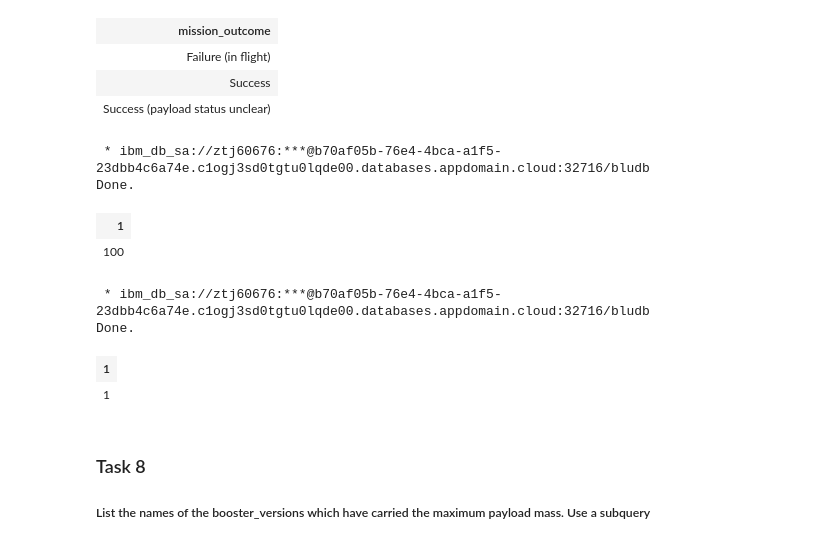
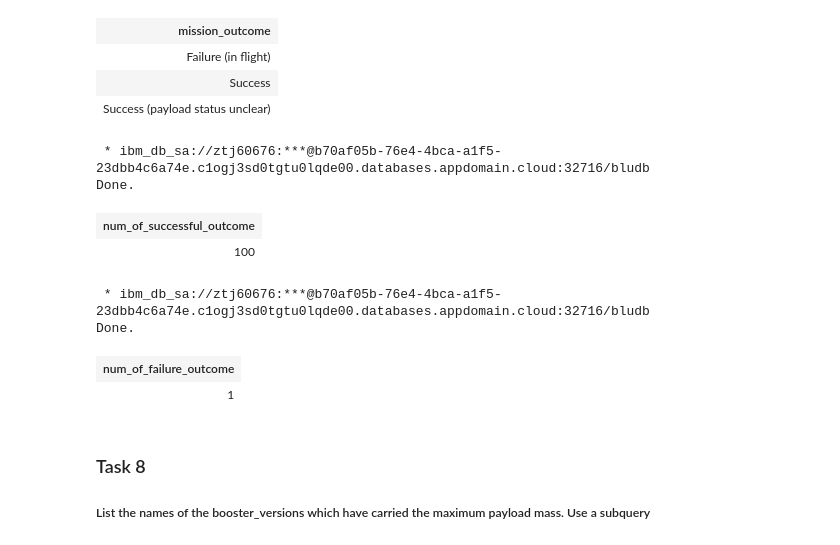
Before and after one commit to LittleVegeDog/Applied_Data_Science_Capstone_Project, a Jupyter notebook: jupyter-labs-eda-sql-coursera.ipynb, the cells around one changed output. Saved outputs shown, nothing was run; the diff lists cells and outputs as text; code cells hidden in the pictures.

```diff
--- a/jupyter-labs-eda-sql-coursera.ipynb
+++ b/jupyter-labs-eda-sql-coursera.ipynb
@@ -274,25 +274,25 @@ Done.
 # %%
 %%sql
 
-SELECT COUNT(MISSION_OUTCOME)
+SELECT COUNT(MISSION_OUTCOME) AS "NUM_OF_SUCCESSFUL_OUTCOME"
 FROM SPACEXTBL
 WHERE MISSION_OUTCOME LIKE 'Success%';
 # %% [output]
  * ibm_db_sa://ztj60676:***@b70af05b-76e4-4bca-a1f5-23dbb4c6a74e.c1ogj3sd0tgtu0lqde00.databases.appdomain.cloud:32716/bludb
 Done.
-| 1 |
+| num_of_successful_outcome |
 | 100 |
 # %%
 %%sql
 
-SELECT COUNT(MISSION_OUTCOME)
+SELECT COUNT(MISSION_OUTCOME) AS "NUM_OF_FAILURE_OUTCOME"
 FROM SPACEXTBL
 WHERE MISSION_OUTCOME LIKE 'Failure%';
 # %% [output]
  * ibm_db_sa://ztj60676:***@b70af05b-76e4-4bca-a1f5-23dbb4c6a74e.c1ogj3sd0tgtu0lqde00.databases.appdomain.cloud:32716/bludb
 Done.
+| num_of_failure_outcome |
 | 1 |
-| 1 |
 # %% [markdown]
 ### Task 8
 
```
Also changed, not shown: parts of 1 cell of this notebook, 3 other files.
